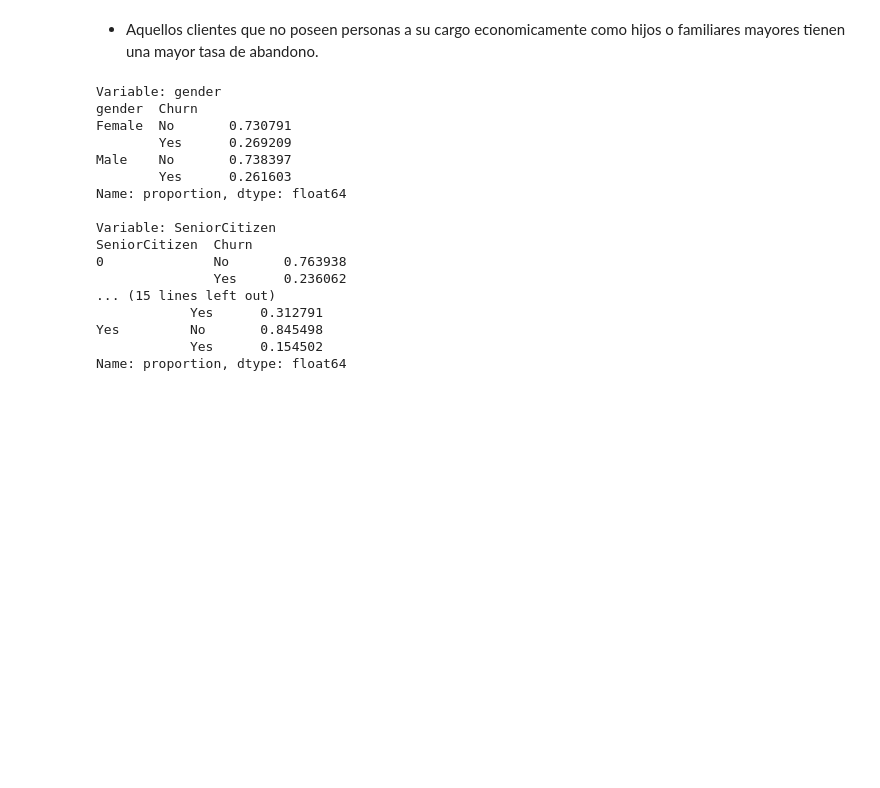
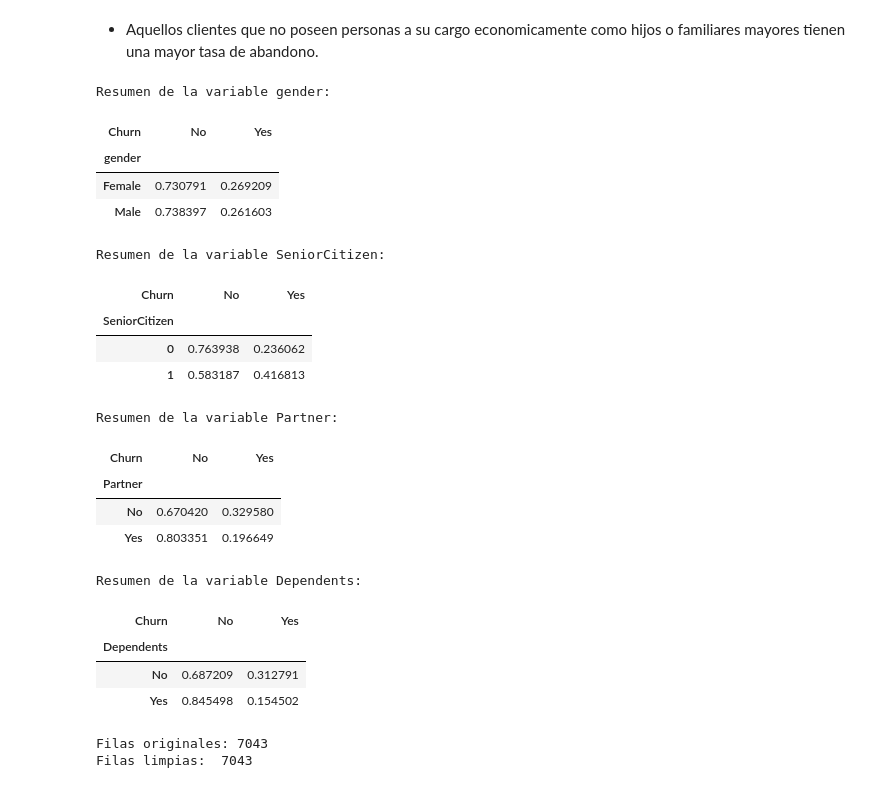
Before and after one commit to ramirezluna-david/telco_customer_churn_EDA, a Jupyter notebook: notebooks/03_evaluacion_datos.ipynb, the cells around one changed output. Saved outputs shown, nothing was run; the diff lists cells and outputs as text; code cells hidden in the pictures; blank space fills up the shorter version.

```diff
--- a/notebooks/03_evaluacion_datos.ipynb
+++ b/notebooks/03_evaluacion_datos.ipynb
@@ -152,23 +154,34 @@ df.groupby("Dependents")["Churn"].value_counts(normalize=True).unstack().plot(ki
 - Aquellos clientes que no poseen personas a su cargo economicamente como hijos o familiares mayores tienen una mayor tasa de abandono.
 # %%
 for variable in variables_protegidas:
-    print(f"\nVariable: {variable}")
-    print(df.groupby(variable)["Churn"].value_counts(normalize=True))
+    resumen = df.groupby(variable)["Churn"].value_counts(normalize=True).unstack(fill_value=0)
+    print(f"Resumen de la variable {variable}:")
+    display(resumen)
 # %% [output]
-Variable: gender
-gender  Churn
-Female  No       0.730791
-        Yes      0.269209
-Male    No       0.738397
-        Yes      0.261603
-Name: proportion, dtype: float64
-
-Variable: SeniorCitizen
-SeniorCitizen  Churn
-0              No       0.763938
-               Yes      0.236062
-... (15 lines left out)
-            Yes      0.312791
-Yes         No       0.845498
-            Yes      0.154502
-Name: proportion, dtype: float64
+Resumen de la variable gender:
+| Churn | No | Yes |
+| gender |  |  |
+| Female | 0.730791 | 0.269209 |
+| Male | 0.738397 | 0.261603 |
+Resumen de la variable SeniorCitizen:
+| Churn | No | Yes |
+| SeniorCitizen |  |  |
+| 0 | 0.763938 | 0.236062 |
+| 1 | 0.583187 | 0.416813 |
+Resumen de la variable Partner:
+| Churn | No | Yes |
+| Partner |  |  |
+| No | 0.670420 | 0.329580 |
+| Yes | 0.803351 | 0.196649 |
+Resumen de la variable Dependents:
+| Churn | No | Yes |
+| Dependents |  |  |
+| No | 0.687209 | 0.312791 |
+| Yes | 0.845498 | 0.154502 |
+# %%
+#Comparar números de registros antes y después de la limpieza de datos
+print("Filas originales:", df.shape[0])
+print("Filas limpias: ", df_limpia.shape[0])
+# %% [output]
+Filas originales: 7043
+Filas limpias:  7043
```
Also changed, not shown: parts of 8 cells of this notebook.
